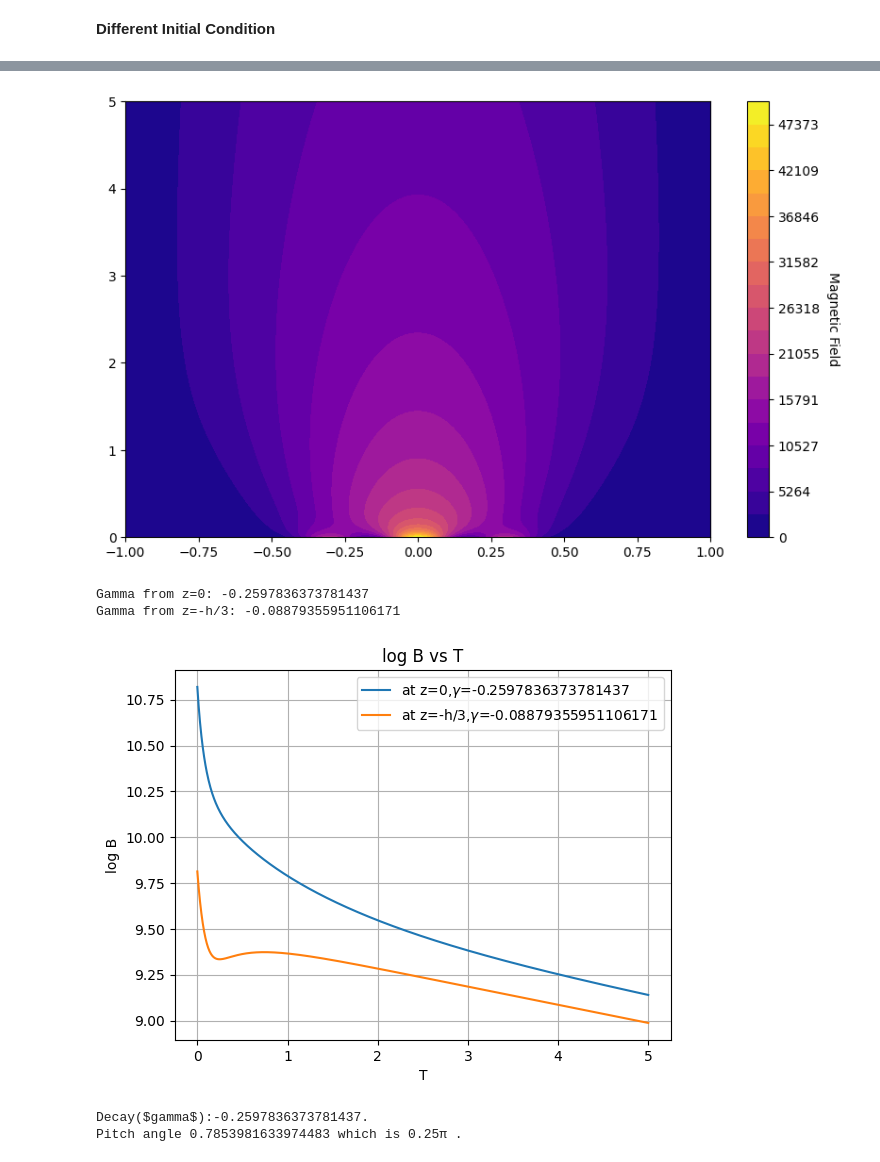
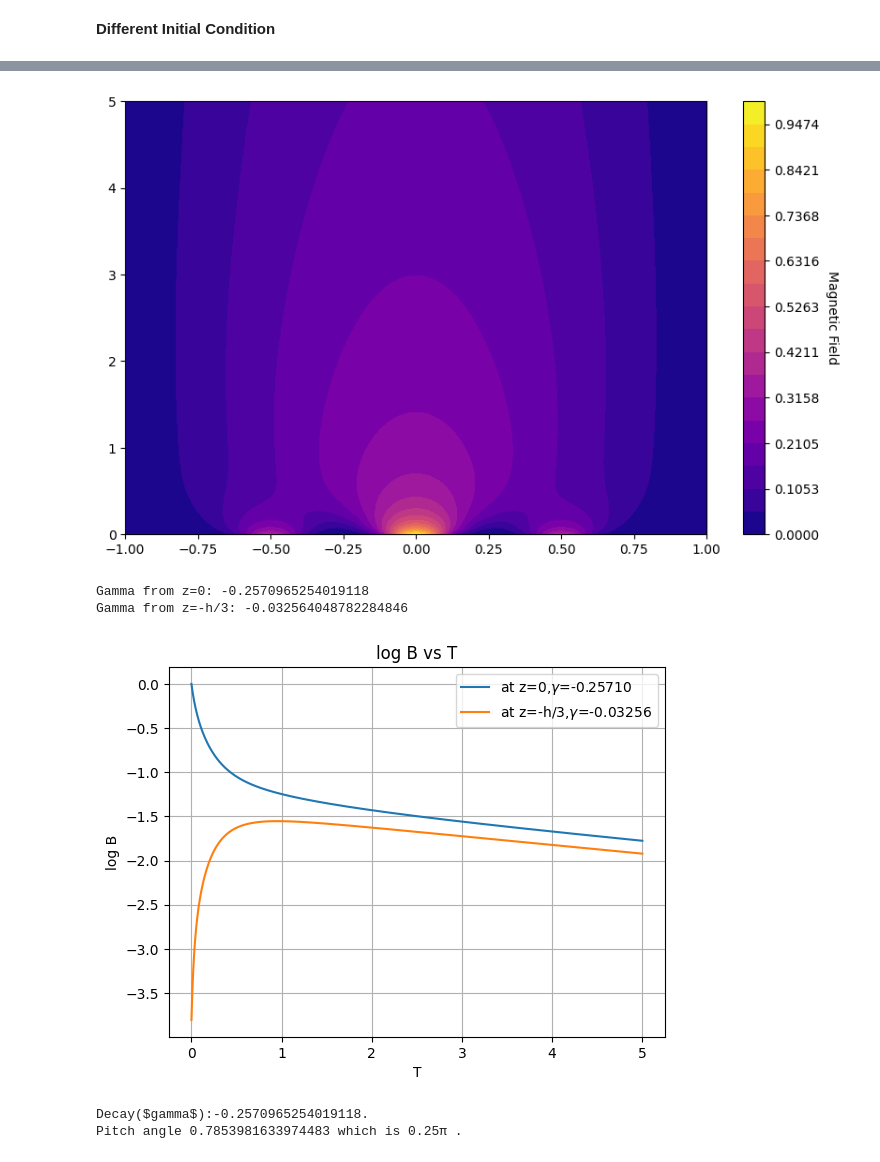
Before and after one commit to dimo192/dimo192.github.io, a Jupyter notebook: task 1/final.ipynb, the cells around one changed output, grey strips where cells are left out. Cells and saved outputs as stored; diff of their text form; code cells hidden in the pictures.

```diff
--- a/task 1/final.ipynb
+++ b/task 1/final.ipynb
@@ -74,9 +74,22 @@ T = 5.0      # Total time
 Nx = 200   # Number of spatial grid points
 Nt = 1000    # Number of time steps
 # %%
-
-def initial_condition(x):
-    return 50000 * np.sin(np.pi *(x+1)/2)
+import random
+def initial_condition(x,amp=1):
+    return amp * np.sin(np.pi * (x + 1) / 2)
+def initial_condition_multiple_modes(x):
+    num_modes = random.randint(1, 10)  #as num modes>1 is required
+    amplitudes = [random.uniform(0, 1) for k in range(num_modes)]
+    frequencies = [random.uniform(0.1, 10) for p in range(num_modes)]
+    print(f"The eigen modes are {frequencies}.")
+    amplitude_sum_sq = sum(a ** 2 for a in amplitudes)
+    normalized_amplitudes = [a / np.sqrt(amplitude_sum_sq) for a in amplitudes]#normalized
+    result = np.zeros_like(x)
+    for amp, freq in zip(normalized_amplitudes, frequencies):
+        result += amp * np.sin(2 * np.pi * freq * x)
+    return result
+def initial_condition_freq(x, freq=2):
+        return np.sin(np.pi * freq * (x + 1) / 2)
 def boundary_conditions(B):
     B[0] = 0
     B[-1] = 0
@@ -163,3 +176,13 @@ def get_mean_field_B(B_i):
     for i in range(0,len(B_i)):
         meanB_t.append(np.mean(B_i[:,i]))
     return meanB_t
+
+def plot_all(eta,Nx,Nt,L,T,magnetic_field=calculate_B_i,method=crank_nicolson_magnetic_diffusion,initial=initial_condition,boundary=boundary_conditions,show_graph=1,show_decay=1):
+    B_z=magnetic_field(eta,Nx,Nt,L,T,method,initial,boundary,show_graph)
+    B_r=magnetic_field(eta,Nx,Nt,L,T,method,initial,boundary,0)
+    B_phi=magnetic_field(eta,Nx,Nt,L,T,method,initial,boundary,0)
+    gamma=decay_B(B_z,show_graph)
+    print(f"Decay($gamma$):{gamma}.")
+    pitch=np.mean(get_pitch(get_mean_field_B(B_r),get_mean_field_B(B_phi)))
+    print(f"Pitch angle {pitch} which is {pitch/np.pi}\u03C0 .")
+    return B_z
@@ -215,5 +228,5 @@ Pitch angle 0.7853981633974483 which is 0.25π .
 # %%
-def three_peak_initial(x,amp=50000):
+def three_peak_initial(x,amp=1):
     peak1 = np.exp(-(x  / 0.1) ** 2)  # Peak at x = 0; x is normalised
     peak2 = np.exp(-((x + 0.5) / 0.1) ** 2)  # Peak at x = -0.5
     peak3 = np.exp(-((x - 0.5) / 0.1) ** 2)  # Peak at x = 0.5
@@ -228,13 +241,13 @@ Decay($gamma$):-0.2570987999693579.
 Pitch angle 0.7853981633974483 which is 0.25π .
 # %%
-def one_peak_initial(x,amp=50000):
+def one_peak_initial(x,amp=1):
     peak1 = np.exp(-(x  / 0.1) ** 2)
     return amp*(peak1)
 B_z_1_peak=plot_all(eta,Nx,Nt,L,T,calculate_B_i,crank_nicolson_magnetic_diffusion,three_peak_initial,boundary_conditions,1,1)
 # %% [output]
-[figure, old version]
+[figure, new version]
-Gamma from z=0: -0.2597836373781437
-Gamma from z=-h/3: -0.08879355951106171
+Gamma from z=0: -0.2570965254019118
+Gamma from z=-h/3: -0.032564048782284846
-[figure, old version]
+[figure, new version]
-Decay($gamma$):-0.2597836373781437.
+Decay($gamma$):-0.2570965254019118.
 Pitch angle 0.7853981633974483 which is 0.25π .
```
Also changed, not shown: parts of 6 cells of this notebook, 19 other files.
